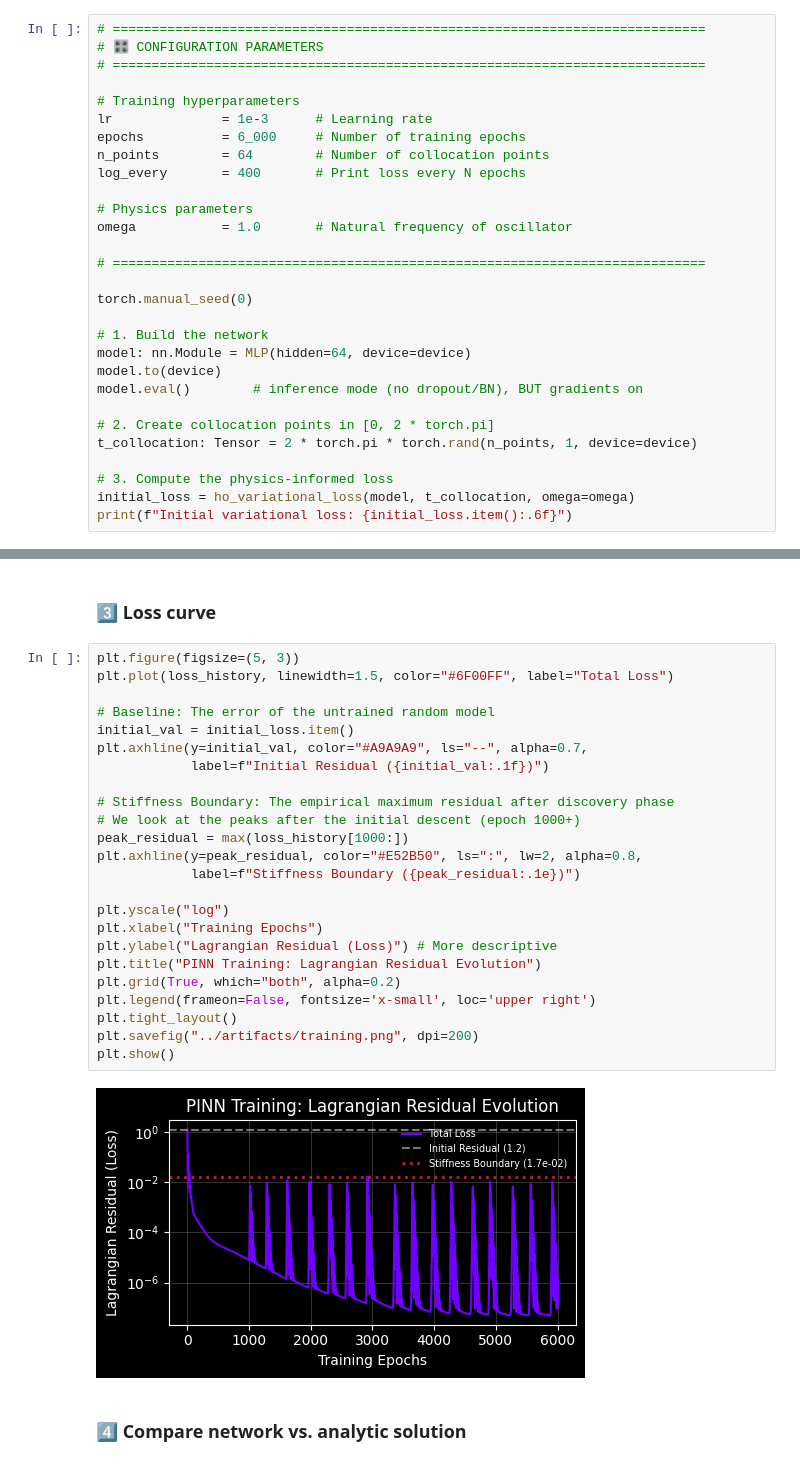
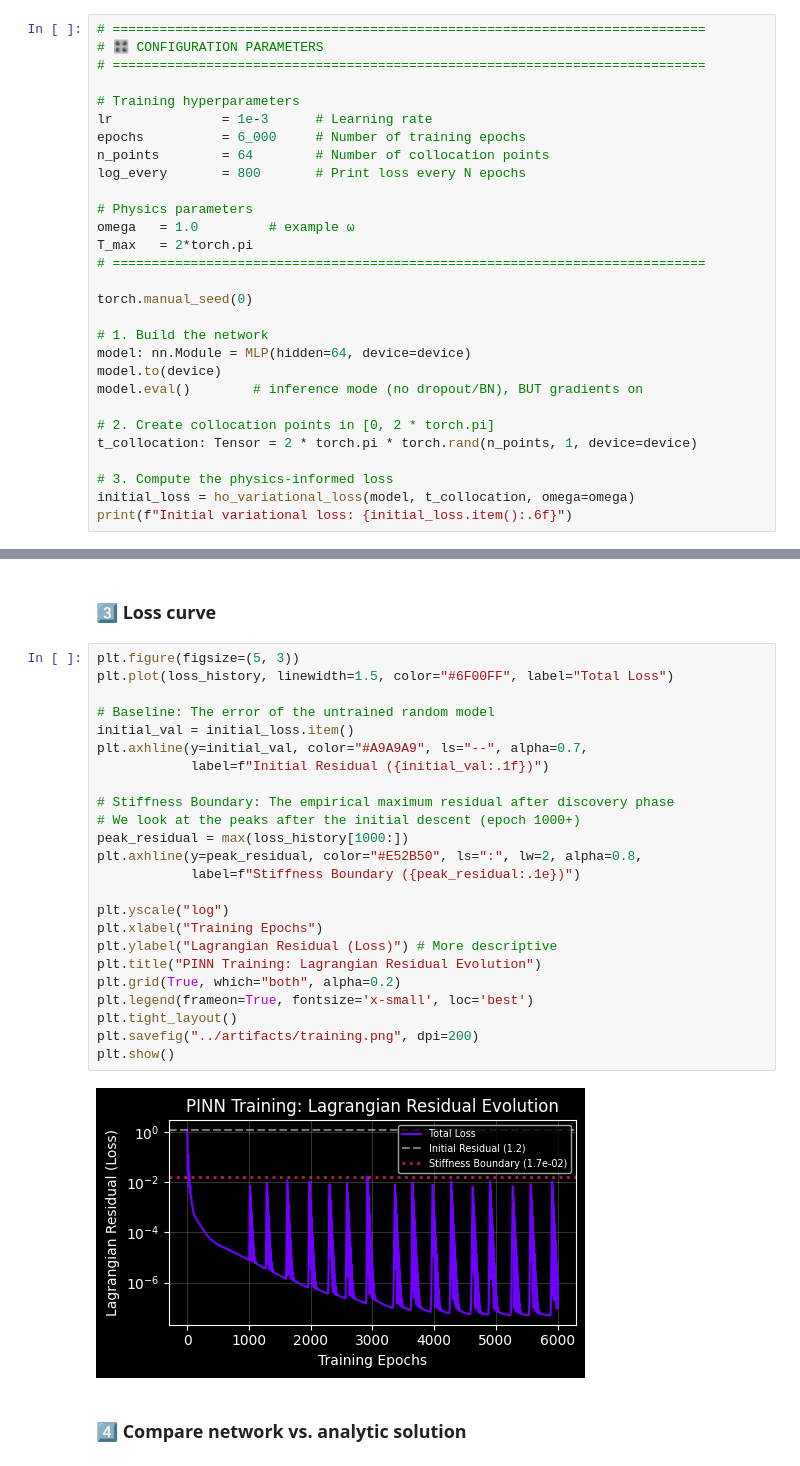
Before and after one commit to Scriber-Labs/lf-pinn-harmonic-oscillator, a Jupyter notebook: notebooks/demo.ipynb, the cells around one changed output, grey strips where cells are left out. Saved outputs shown, nothing was run; the diff lists cells and outputs as text.

```diff
--- a/notebooks/demo.ipynb
+++ b/notebooks/demo.ipynb
@@ -41,11 +39,11 @@ Using device: cpu
 lr              = 1e-3      # Learning rate
 epochs          = 6_000     # Number of training epochs
 n_points        = 64        # Number of collocation points
-log_every       = 400       # Print loss every N epochs
+log_every       = 800       # Print loss every N epochs
 
 # Physics parameters
-omega           = 1.0       # Natural frequency of oscillator
-
+omega   = 1.0         # example ω
+T_max   = 2*torch.pi
 # ============================================================================
 
 torch.manual_seed(0)
@@ -103,28 +93,28 @@ epoch 6000 | loss = 1.272938e-07
 # %%
 plt.figure(figsize=(5, 3))
 plt.plot(loss_history, linewidth=1.5, color="#6F00FF", label="Total Loss")
 
 # Baseline: The error of the untrained random model
 initial_val = initial_loss.item()
 plt.axhline(y=initial_val, color="#A9A9A9", ls="--", alpha=0.7,
             label=f"Initial Residual ({initial_val:.1f})")
 
 # Stiffness Boundary: The empirical maximum residual after discovery phase
 # We look at the peaks after the initial descent (epoch 1000+)
 peak_residual = max(loss_history[1000:])
 plt.axhline(y=peak_residual, color="#E52B50", ls=":", lw=2, alpha=0.8,
             label=f"Stiffness Boundary ({peak_residual:.1e})")
 
 plt.yscale("log")
 plt.xlabel("Training Epochs")
 plt.ylabel("Lagrangian Residual (Loss)") # More descriptive
 plt.title("PINN Training: Lagrangian Residual Evolution")
 plt.grid(True, which="both", alpha=0.2)
-plt.legend(frameon=False, fontsize='x-small', loc='upper right')
+plt.legend(frameon=True, fontsize='x-small', loc='best')
 plt.tight_layout()
 plt.savefig("../artifacts/training.png", dpi=200)
 plt.show()
 # %% [output]
-[figure, old version]
+[figure, new version]
 # %% [markdown]
 ### 4️⃣ Compare network vs. analytic solution
```
Also changed, not shown: parts of 11 cells of this notebook, 9 other files.
